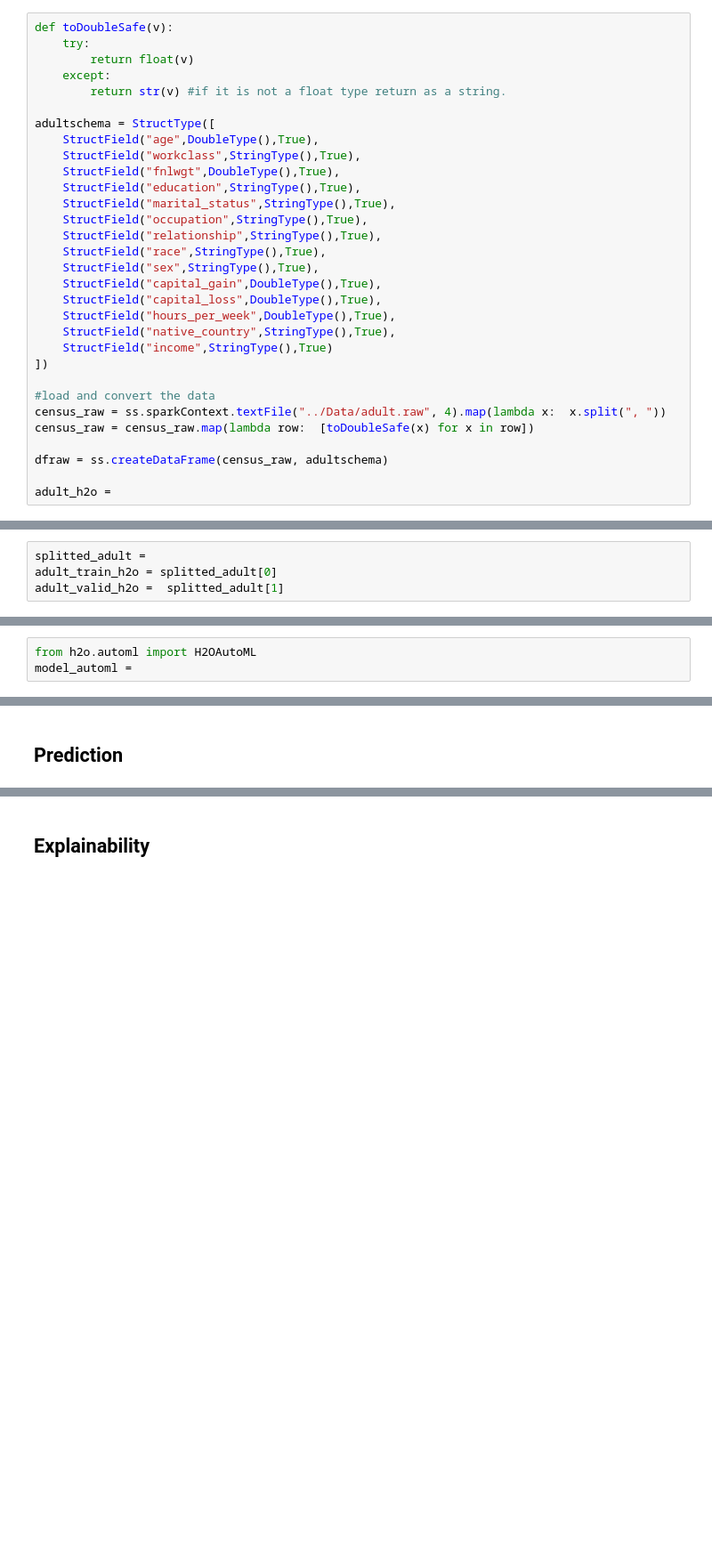
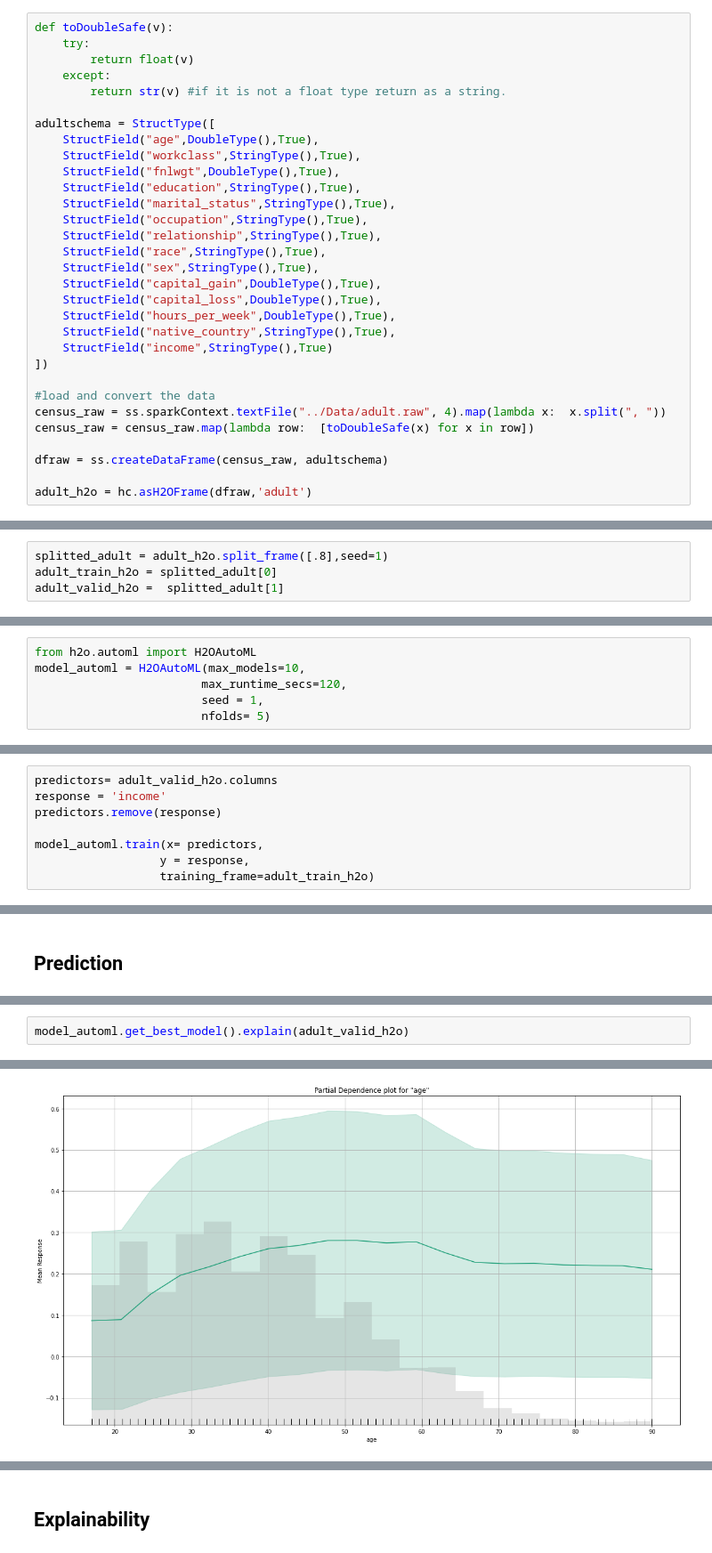
Before and after one commit to victorlifan/msds697_distributed_data_systems_2022, a Jupyter notebook: Day12/ex02_AutoML-Skeleton.ipynb, the cells around one changed output, grey strips where cells are left out. Shown: that part at 89% size. Cells and saved outputs as stored; diff of their text form; blank space fills up the shorter version.

```diff
--- a/Day12/ex02_AutoML-Skeleton.ipynb
+++ b/Day12/ex02_AutoML-Skeleton.ipynb
@@ -39,6 +74,6 @@ census_raw = census_raw.map(lambda row:  [toDoubleSafe(x) for x in row])
 
 dfraw = ss.createDataFrame(census_raw, adultschema)
 
-adult_h2o =
+adult_h2o = hc.asH2OFrame(dfraw,'adult')
 # %%
 adult_h2o.show()
@@ -45,7 +92,7 @@ adult_h2o.show()
 # %% [markdown]
 ## Split Dataframe
 # %%
-splitted_adult =
+splitted_adult = adult_h2o.split_frame([.8],seed=1)
 adult_train_h2o = splitted_adult[0]
 adult_valid_h2o =  splitted_adult[1]
 # %% [markdown]
@@ -60,4 +107,7 @@ http://docs.h2o.ai/h2o/latest-stable/h2o-py/docs/modeling.html#h2o.automl.autoh2
 ### Identify predictors and response
 # %%
 from h2o.automl import H2OAutoML
-model_automl =
+model_automl = H2OAutoML(max_models=10,
+                        max_runtime_secs=120,
+                        seed = 1,
+                        nfolds= 5)
@@ -70,0 +114,8 @@ model_automl.
+# %%
+predictors= adult_valid_h2o.columns
+response = 'income'
+predictors.remove(response)
+
+model_automl.train(x= predictors,
+                  y = response,
+                  training_frame=adult_train_h2o)
@@ -80,0 +274,3 @@ predictions = model_automl.
+# %%
+model_automl.get_best_model().explain(adult_valid_h2o)
+# %% [output]
@@ -80,0 +287 @@ predictions = model_automl.
+[figure, added]
```
Also changed, not shown: parts of 11 cells of this notebook, 42 other files.
